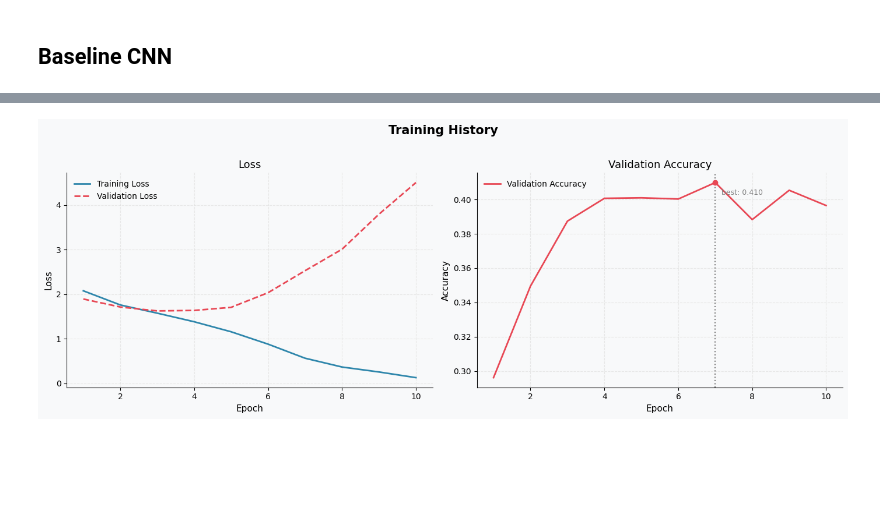
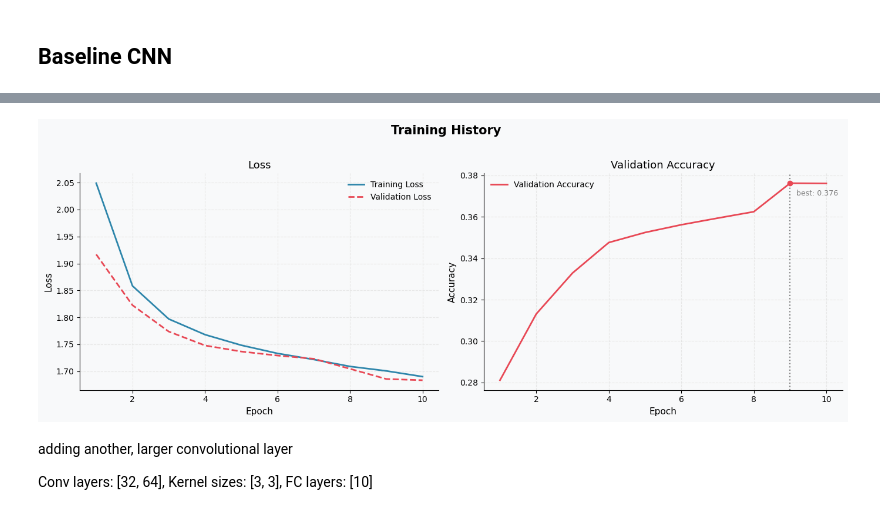
Before and after one commit to nadias03/image-classification-with-CNNs, a Jupyter notebook: models/baseline_cnn.ipynb, the cells around one changed output, grey strips where cells are left out. Saved outputs shown, nothing was run; the diff lists cells and outputs as text; code cells hidden in the pictures; blank space fills up the shorter version.

```diff
--- a/models/baseline_cnn.ipynb
+++ b/models/baseline_cnn.ipynb
@@ -46,6 +52,6 @@ TEST_DIR = DATA_DIR / "test"
 # %%
 BATCH_SIZE = 128
 train_loader, valid_loader, test_loader = get_loaders(train_dir=TRAIN_DIR, valid_dir=VALID_DIR,
-                                                      test_dir=TEST_DIR, image_size=224, batch_size=BATCH_SIZE)
+                                                      test_dir=TEST_DIR, image_size=32, batch_size=BATCH_SIZE)
 # %% [markdown]
 ## Baseline CNN
@@ -52,10 +65,10 @@ train_loader, valid_loader, test_loader = get_loaders(train_dir=TRAIN_DIR, valid
 # %%
-model = BaselineCNN(input_channels = 3, image_size=224, conv_channels =[32, 64, 128], kernel_sizes = [3,3, 3],
-                    fc_layers = [512, 256, 10], num_classes = 10)
+model0 = BaselineCNN(input_channels = 3, image_size = 32, conv_channels =[32], kernel_sizes = [3],
+                    fc_layers = [10], num_classes = 10)
 
 criterion = torch.nn.CrossEntropyLoss()
-optimizer = torch.optim.Adam(model.parameters(), lr=1e-3)
+optimizer = torch.optim.Adam(model0.parameters(), lr=1e-3)
 # %%
-model_history = train(model, train_loader, valid_loader, criterion, optimizer, device=device, \
-          num_epochs=10, verbose=True, verbose_interval=1)
+model0_history = train(model0, train_loader, valid_loader, criterion, optimizer, device=device, \
+          num_epochs=10, verbose=True, verbose_interval=1, checkpoint_name='baseline_models/model0')
 # %% [output]
@@ -79,4 +86,9 @@ Best validation accuracy: 0.4099
 # %%
-plot_training_history(model_history)
+plot_training_history(model0_history)
 # %% [output]
-[figure, old version]
+[figure, new version]
+# %% [markdown]
+adding another, larger convolutional layer
+
+
+Conv layers: [32, 64], Kernel sizes: [3, 3], FC layers: [10]
```
Also changed, not shown: parts of 31 cells of this notebook, 11 other files.
